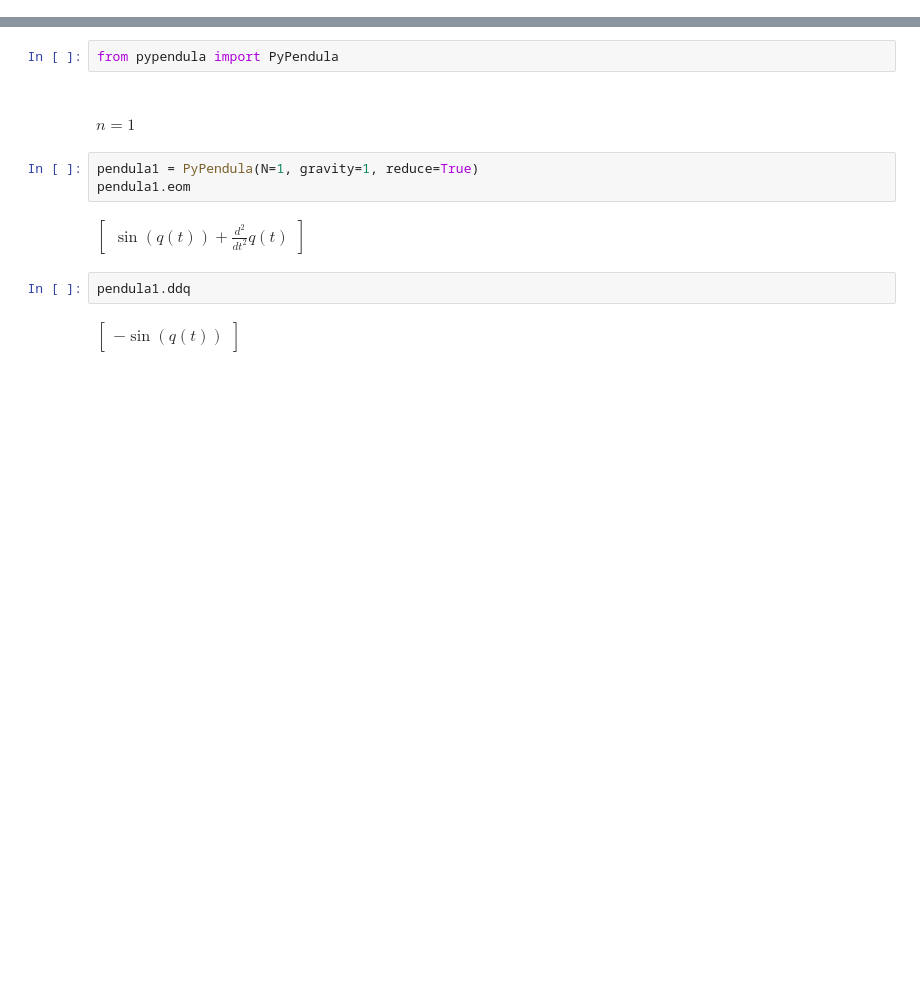
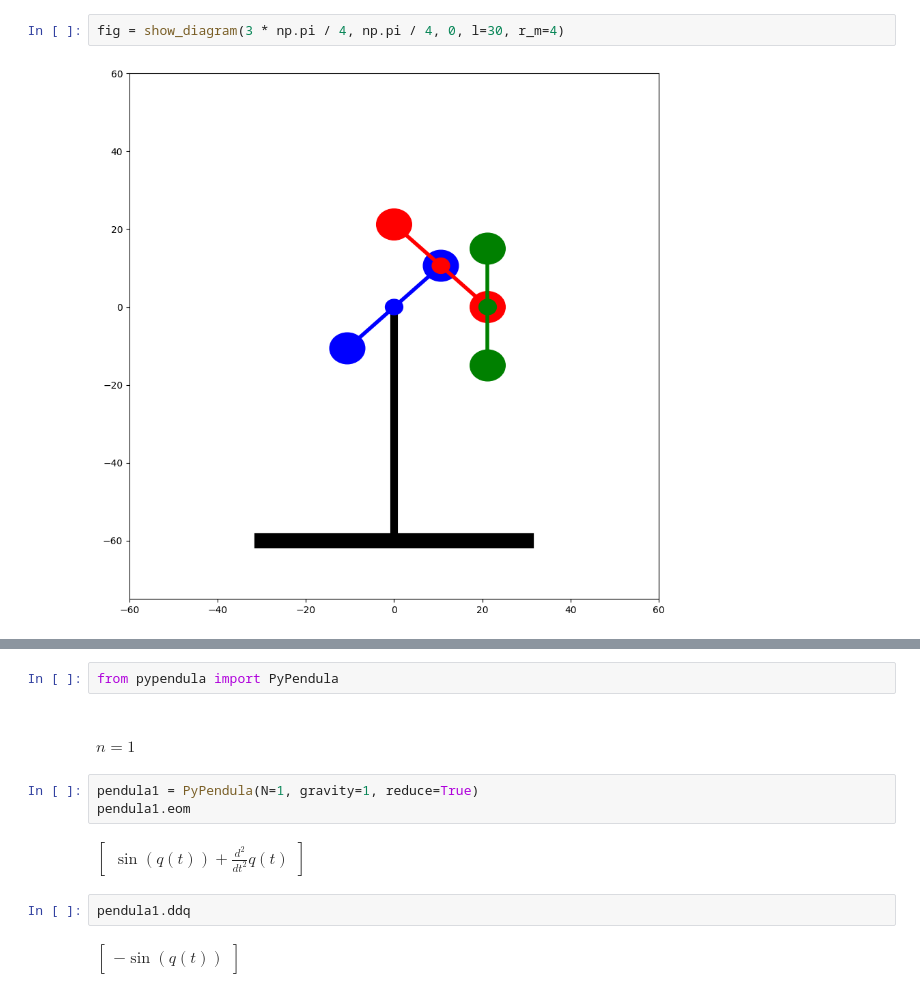
Before and after one commit to ethank5149/PyPendula, a Jupyter notebook: PyPendula.ipynb, the cells around one changed output, grey strips where cells are left out. Cells and saved outputs as stored; diff of their text form; blank space fills up the shorter version.

```diff
--- a/PyPendula.ipynb
+++ b/PyPendula.ipynb
@@ -0,0 +8,4 @@
+# %%
+fig = show_diagram(3 * np.pi / 4, np.pi / 4, 0, l=30, r_m=4)
+# %% [output]
+[figure, added]
```
Also changed, not shown: parts of 3 cells of this notebook, 2 other files.
